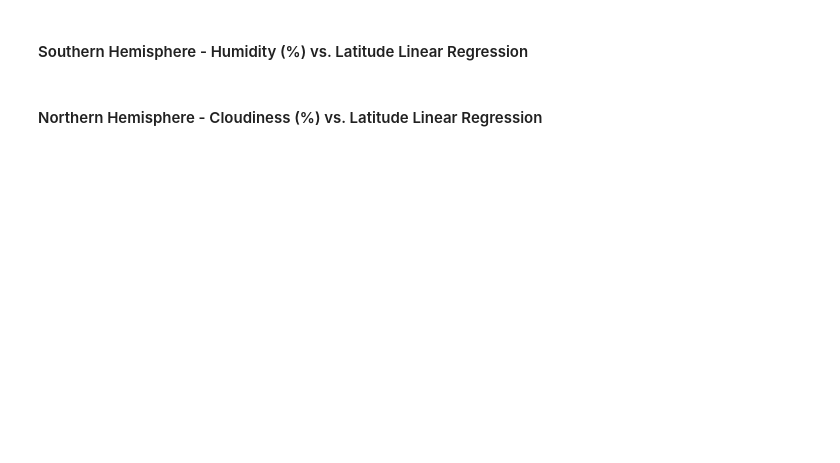
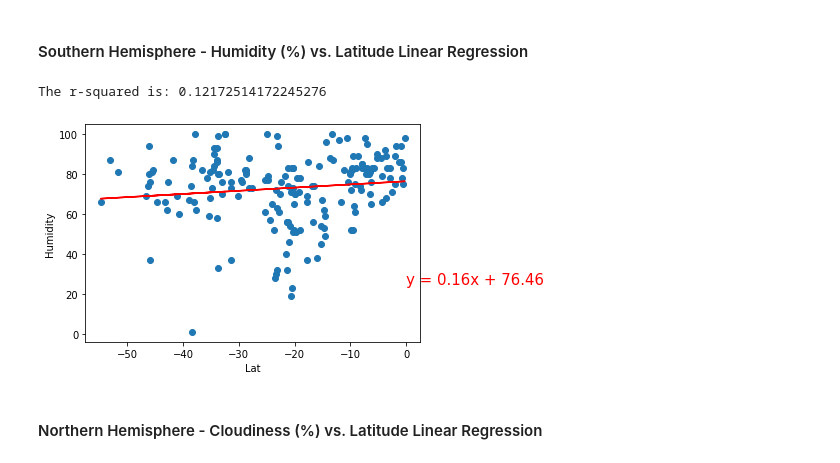
Before and after one commit to Okyere82/Python_API_Challenge, a Jupyter notebook: WeatherPy/WeatherPy.ipynb, the cells around one changed output. Cells and saved outputs as stored; diff of their text form; code cells hidden in the pictures; blank space fills up the shorter version.

```diff
--- a/WeatherPy/WeatherPy.ipynb
+++ b/WeatherPy/WeatherPy.ipynb
@@ -284,4 +293,13 @@ The r-squared is: 0.7975218938050719
 # %% [markdown]
 ####  Southern Hemisphere - Humidity (%) vs. Latitude Linear Regression
+# %%
+# Southern Hemisphere - Humidity (%) vs. Latitude Linear Regression
+x_label = "Lat"
+y_label = "Humidity"
+label_positions = (-55,15)
+plotLinearRegression(south_hemisphere[x_label],south_hemisphere[y_label],x_label,y_label,label_position,8)
+# %% [output]
+The r-squared is: 0.12172514172245276
+[figure, added]
 # %% [markdown]
 ####  Northern Hemisphere - Cloudiness (%) vs. Latitude Linear Regression
```
Also changed, not shown: parts of 2 cells of this notebook.
